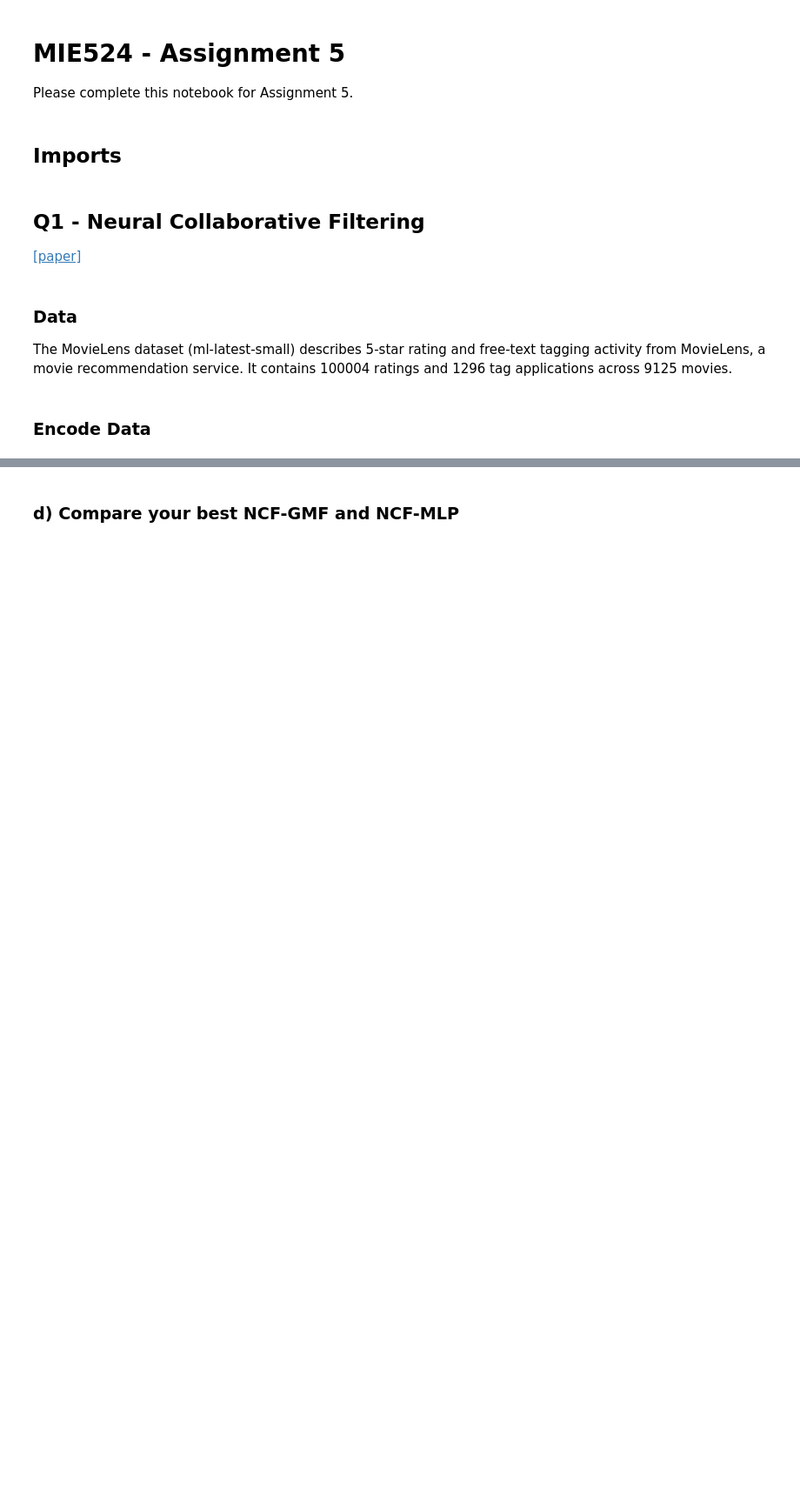
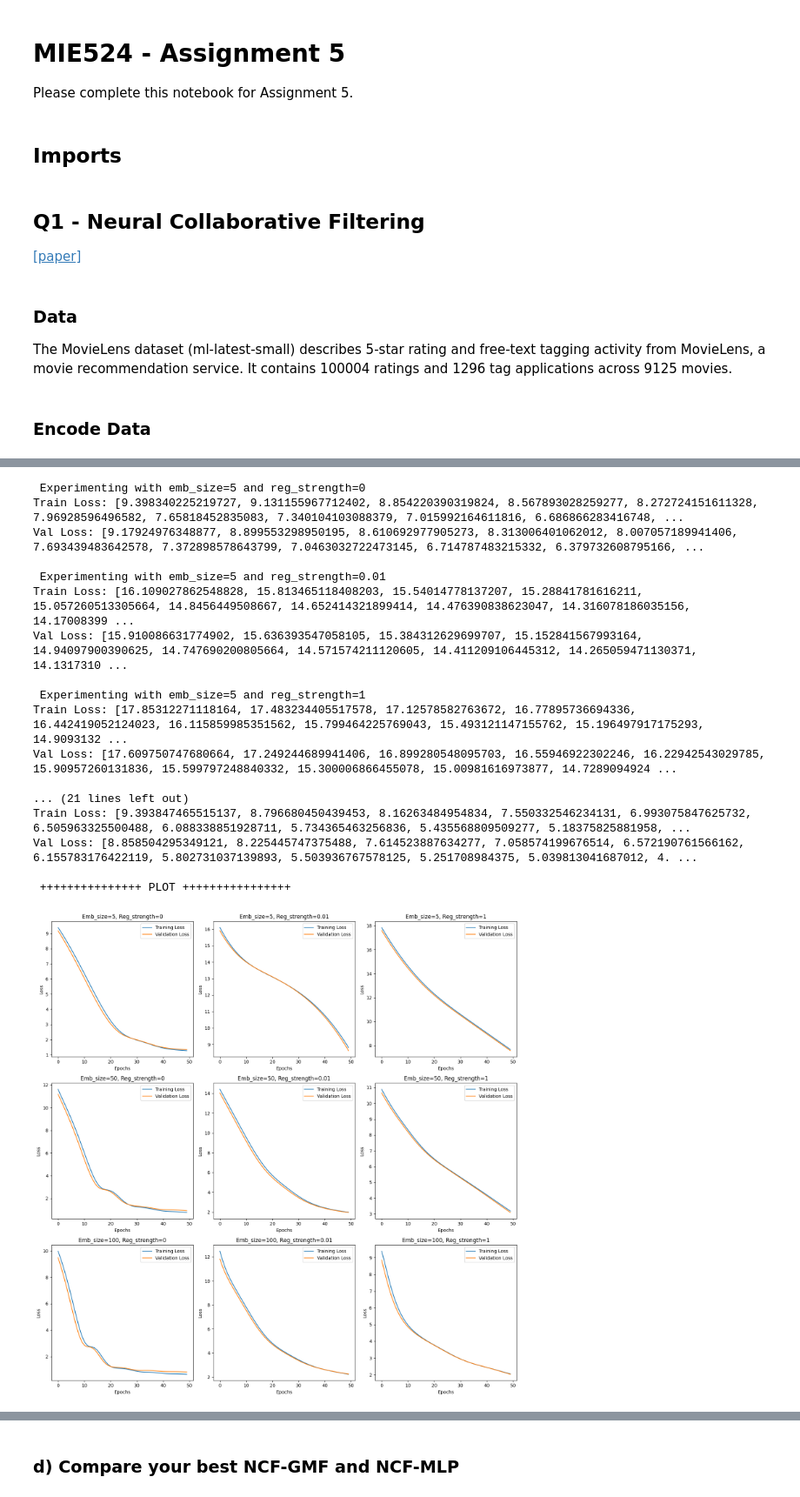
Before and after one commit to kina19131/DS_BigData-NCF, a Jupyter notebook: submit/MIE524_A5.ipynb, the cells around one changed output, grey strips where cells are left out. Shown at 87% size. Drawn from its saved outputs; the diff is of its cells as text; code cells hidden in the pictures; blank space fills up the shorter version.

```diff
--- a/submit/MIE524_A5.ipynb
+++ b/submit/MIE524_A5.ipynb
@@ -84,0 +270,51 @@ def train_epocs(model, epochs=10, lr=0.01, wd=0.0):
+# %%
+plt.figure(figsize=(15, 15))
+experiment_num = 1
+
+# Experiment
+emb_sizes = [5, 50, 100]
+regs = [0, 0.01, 1]
+experiment_num = 1
+
+val_losses_dict = {}
+
+for i, emb_size in enumerate(emb_sizes):
+    for j, reg_strength in enumerate(regs):
+        print(f"\n Experimenting with emb_size={emb_size} and reg_strength={reg_strength}")
+
+        # Model for each experiment
+        model = my_NCF_MLP(num_users, num_items, emb_size=emb_size, hidden_size=5)
+
+        # Training the model and getting losses
+        train_losses_plt, val_losses_plt = train_epocs(model, epochs=50, lr=0.01, wd=reg_strength)
+
+        # Store to print later
+        val_losses_dict[(emb_size, reg_strength)] = val_losses_plt[-1]
+
+        # Plotting losses
+        plot_losses(train_losses_plt, val_losses_plt, emb_size, reg_strength, i * len(regs) + j + 1)
+
+        experiment_num += 1
+
+print("\n +++++++++++++++ PLOT ++++++++++++++++ ")
+plt.tight_layout()
+plt.show()
+# %% [output]
+ Experimenting with emb_size=5 and reg_strength=0
+Train Loss: [9.398340225219727, 9.131155967712402, 8.854220390319824, 8.567893028259277, 8.272724151611328, 7.96928596496582, 7.65818452835083, 7.340104103088379, 7.015992164611816, 6.686866283416748, ...
+Val Loss: [9.17924976348877, 8.899553298950195, 8.610692977905273, 8.313006401062012, 8.007057189941406, 7.693439483642578, 7.372898578643799, 7.0463032722473145, 6.714787483215332, 6.379732608795166, ...
+
+ Experimenting with emb_size=5 and reg_strength=0.01
+Train Loss: [16.109027862548828, 15.813465118408203, 15.54014778137207, 15.28841781616211, 15.057260513305664, 14.8456449508667, 14.652414321899414, 14.476390838623047, 14.316078186035156, 14.17008399 ...
+Val Loss: [15.910086631774902, 15.636393547058105, 15.384312629699707, 15.152841567993164, 14.94097900390625, 14.747690200805664, 14.571574211120605, 14.411209106445312, 14.265059471130371, 14.1317310 ...
+
+ Experimenting with emb_size=5 and reg_strength=1
+Train Loss: [17.85312271118164, 17.483234405517578, 17.12578582763672, 16.77895736694336, 16.442419052124023, 16.115859985351562, 15.799464225769043, 15.493121147155762, 15.196497917175293, 14.9093132 ...
+Val Loss: [17.609750747680664, 17.249244689941406, 16.899280548095703, 16.55946922302246, 16.22942543029785, 15.90957260131836, 15.599797248840332, 15.300006866455078, 15.00981616973877, 14.7289094924 ...
+
+... (21 lines left out)
+Train Loss: [9.393847465515137, 8.796680450439453, 8.16263484954834, 7.550332546234131, 6.993075847625732, 6.505963325500488, 6.088338851928711, 5.734365463256836, 5.435568809509277, 5.18375825881958, ...
+Val Loss: [8.858504295349121, 8.225445747375488, 7.614523887634277, 7.058574199676514, 6.572190761566162, 6.155783176422119, 5.802731037139893, 5.503936767578125, 5.251708984375, 5.039813041687012, 4. ...
+
+ +++++++++++++++ PLOT ++++++++++++++++
+[figure, added]
```
Also changed, not shown: parts of 90 cells of this notebook.
